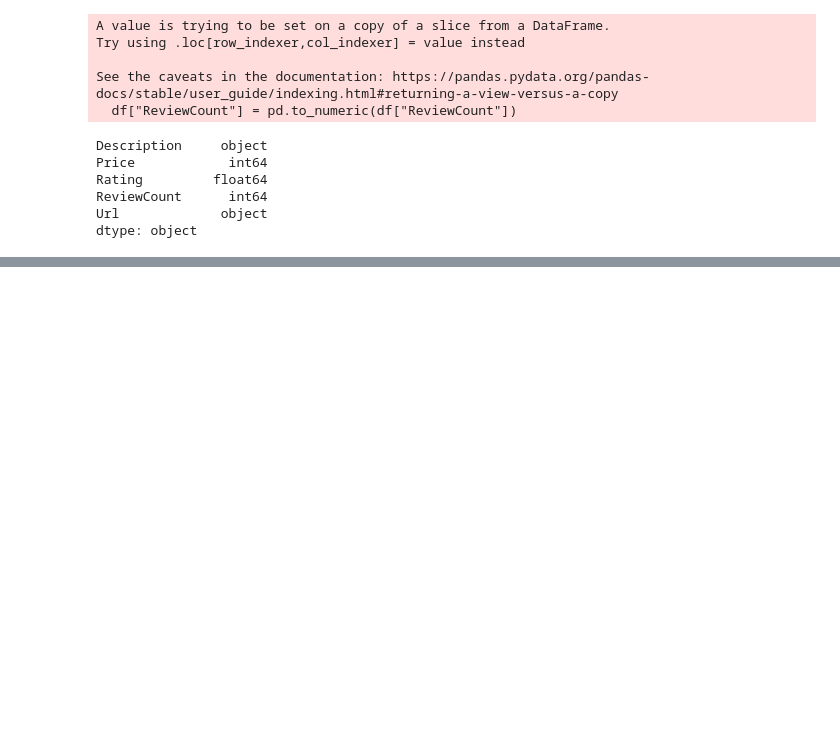
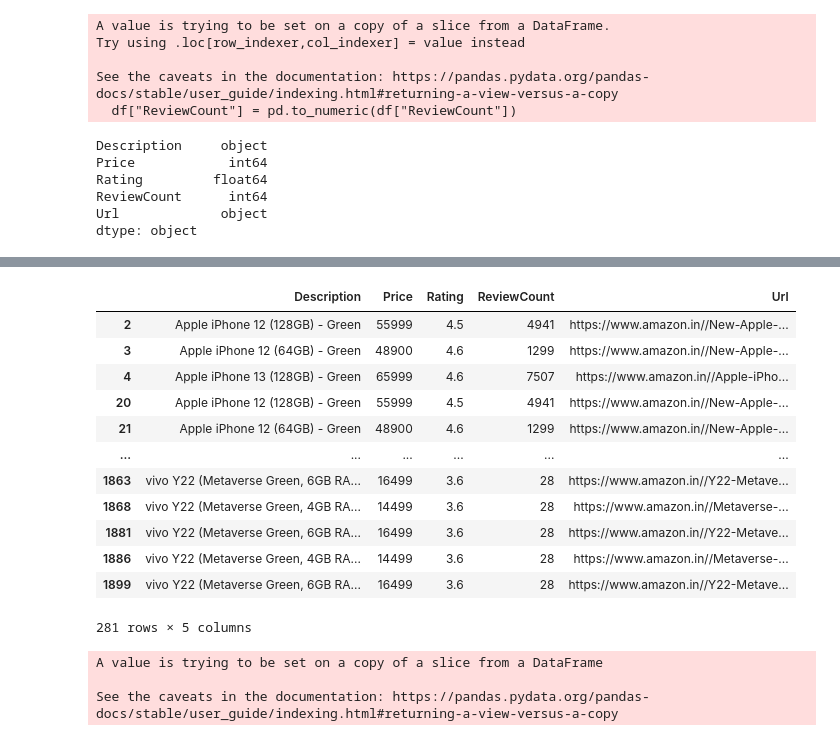
Before and after one commit to deyeon/mobile_brand_app, a Jupyter notebook: moblie_brand_app.ipynb, the cells around one changed output, grey strips where cells are left out. Drawn from its saved outputs; the diff is of its cells as text; code cells hidden in the pictures; blank space fills up the shorter version.

```diff
--- a/moblie_brand_app.ipynb
+++ b/moblie_brand_app.ipynb
@@ -71,0 +84,22 @@ dtype: object
+# %%
+df[df['Description'].str.contains('green',case=False)]
+# %% [output]
+|  | Description | Price | Rating | ReviewCount | Url |
+| 2 | Apple iPhone 12 (128GB) - Green | 55999 | 4.5 | 4941 | https://www.amazon.in//New-Apple-... |
+| 3 | Apple iPhone 12 (64GB) - Green | 48900 | 4.6 | 1299 | https://www.amazon.in//New-Apple-... |
+| 4 | Apple iPhone 13 (128GB) - Green | 65999 | 4.6 | 7507 | https://www.amazon.in//Apple-iPho... |
+| 20 | Apple iPhone 12 (128GB) - Green | 55999 | 4.5 | 4941 | https://www.amazon.in//New-Apple-... |
+| 21 | Apple iPhone 12 (64GB) - Green | 48900 | 4.6 | 1299 | https://www.amazon.in//New-Apple-... |
+| ... | ... | ... | ... | ... | ... |
+| 1863 | vivo Y22 (Metaverse Green, 6GB RA... | 16499 | 3.6 | 28 | https://www.amazon.in//Y22-Metave... |
+| 1868 | vivo Y22 (Metaverse Green, 4GB RA... | 14499 | 3.6 | 28 | https://www.amazon.in//Metaverse-... |
+| 1881 | vivo Y22 (Metaverse Green, 6GB RA... | 16499 | 3.6 | 28 | https://www.amazon.in//Y22-Metave... |
+| 1886 | vivo Y22 (Metaverse Green, 4GB RA... | 14499 | 3.6 | 28 | https://www.amazon.in//Metaverse-... |
+| 1899 | vivo Y22 (Metaverse Green, 6GB RA... | 16499 | 3.6 | 28 | https://www.amazon.in//Y22-Metave... |
+281 rows × 5 columns
+# %%
+df.rename(columns = {'Description':'product name'},inplace=True)
+# %% [output]
+A value is trying to be set on a copy of a slice from a DataFrame
+
+See the caveats in the documentation: https://pandas.pydata.org/pandas-docs/stable/user_guide/indexing.html#returning-a-view-versus-a-copy
```
Also changed, not shown: parts of 9 cells of this notebook.
